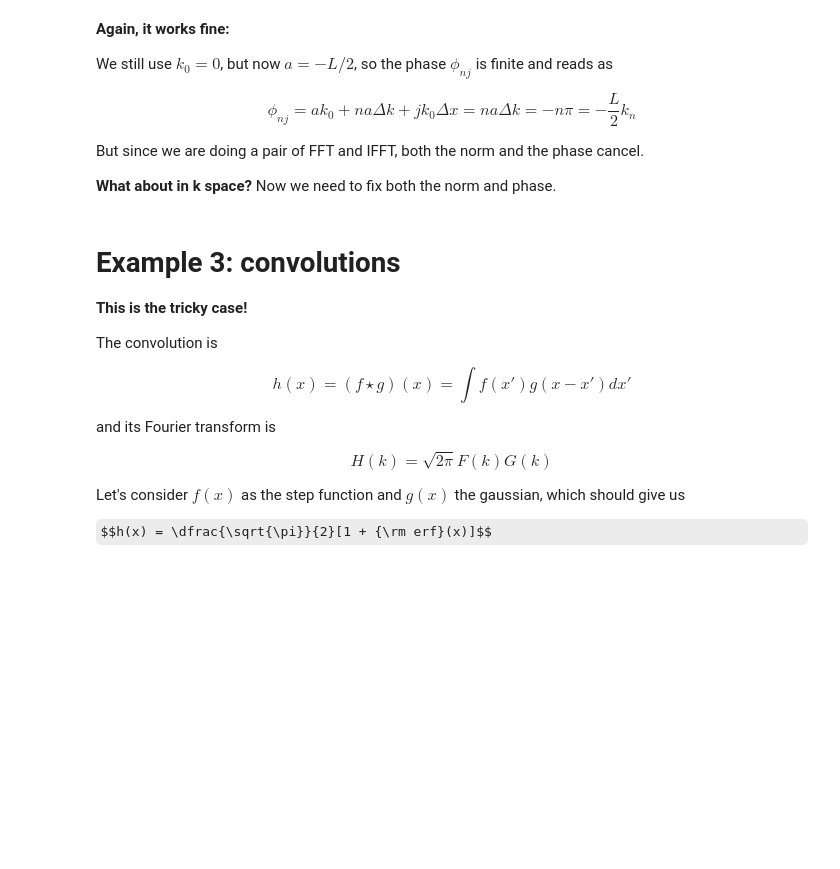
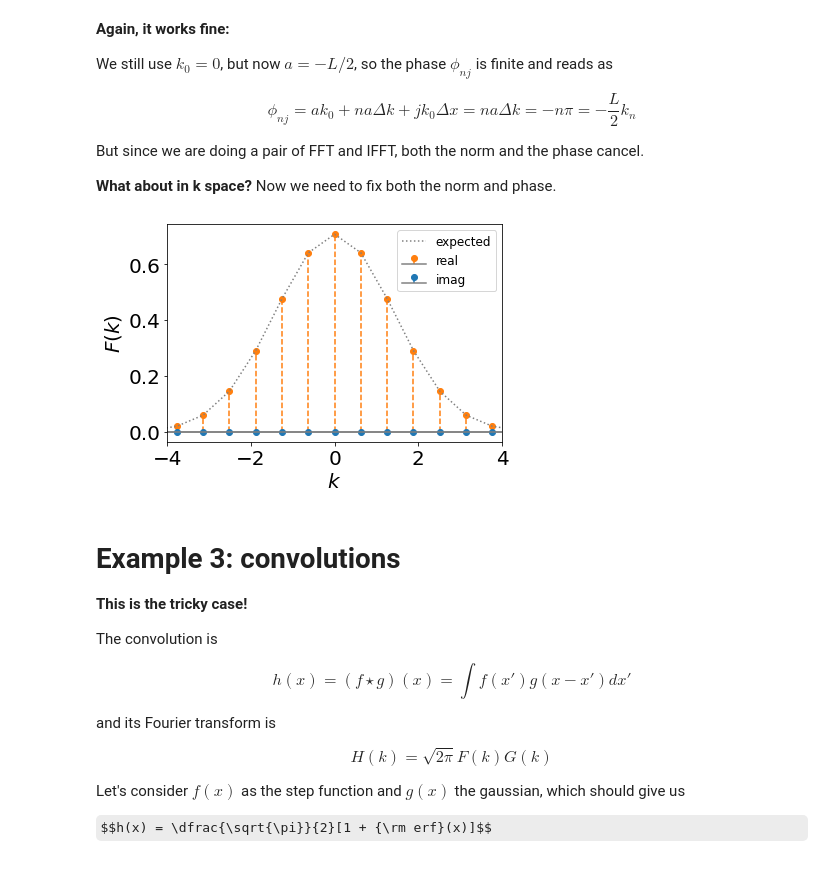
Before and after one commit to gersonjferreira/minicurso-ift-2021, a Jupyter notebook: IntroPython/06 - Fourier.ipynb, the cells around one changed output. Cells and saved outputs as stored; diff of their text form; code cells hidden in the pictures; some formulas as TeX source; blank space fills up the shorter version.

```diff
--- a/IntroPython/06 - Fourier.ipynb
+++ b/IntroPython/06 - Fourier.ipynb
@@ -257,20 +268,23 @@ But since we are doing a pair of FFT and IFFT, both the norm and the phase cance
 
 **What about in k space?** Now we need to fix both the norm and phase.
 # %%
-norm = phase = 1
-#norm = dx/np.sqrt(2*np.pi)
-#phase = np.exp(1j*(-L/2)*k)
+# to get the correct intensity, we need to fix the norm
+# since a=L/2, we need to fix the phase here
+norm = dx/np.sqrt(2*np.pi)
+phase = np.exp(1j*(-L/2)*k)
 
 expected = np.exp(-k**2/4)/np.sqrt(2)
 
 plt.stem(k, norm*np.real(Fk*phase), linefmt='C1--', basefmt='gray', markerfmt='C1o', label='real')
 plt.stem(k, norm*np.imag(Fk*phase), linefmt='C0--', basefmt='gray', markerfmt='C0o', label='imag')
-plt.plot(fft.fftshift(k), fft.fftshift(expected), ls=':', c='grey')
-plt.legend()
+plt.plot(fft.fftshift(k), fft.fftshift(expected), ls=':', c='grey', label='expected')
+plt.legend(fontsize=12)
 plt.xlim(-4,4)
 plt.xlabel(r'$k$')
 plt.ylabel(r'$F(k)$')
 plt.show()
+# %% [output]
+[figure, added]
 # %% [markdown]
 # Example 3: convolutions
 
```
Also changed, not shown: parts of 9 cells of this notebook, 8 other files.
